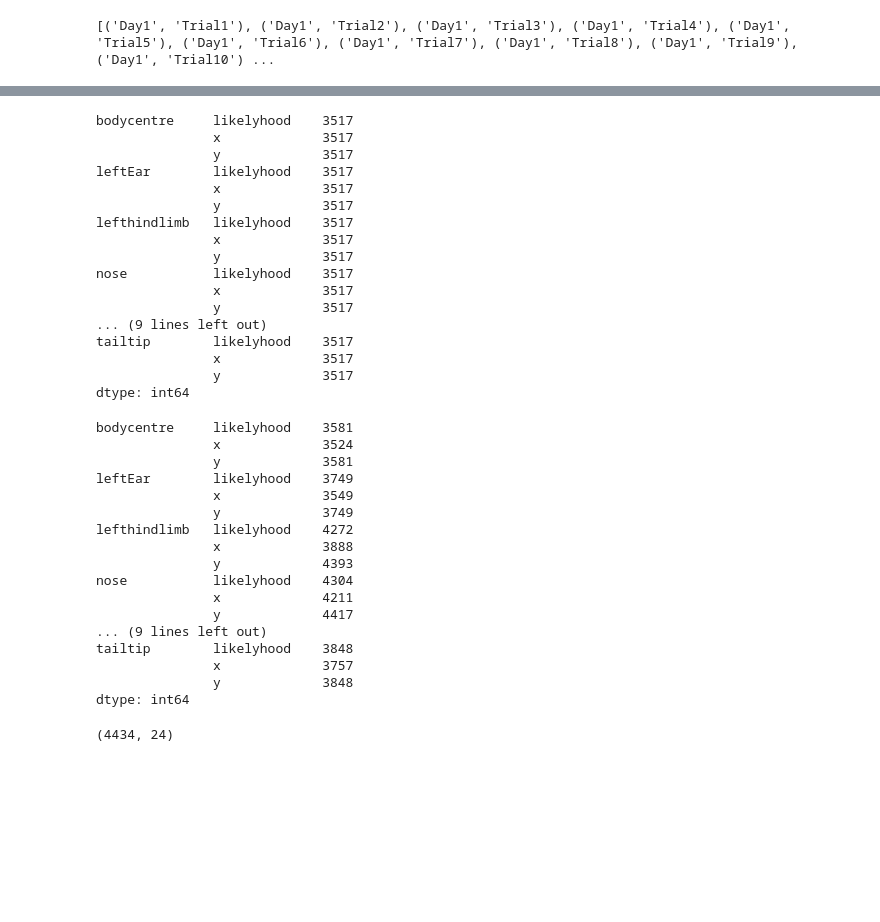
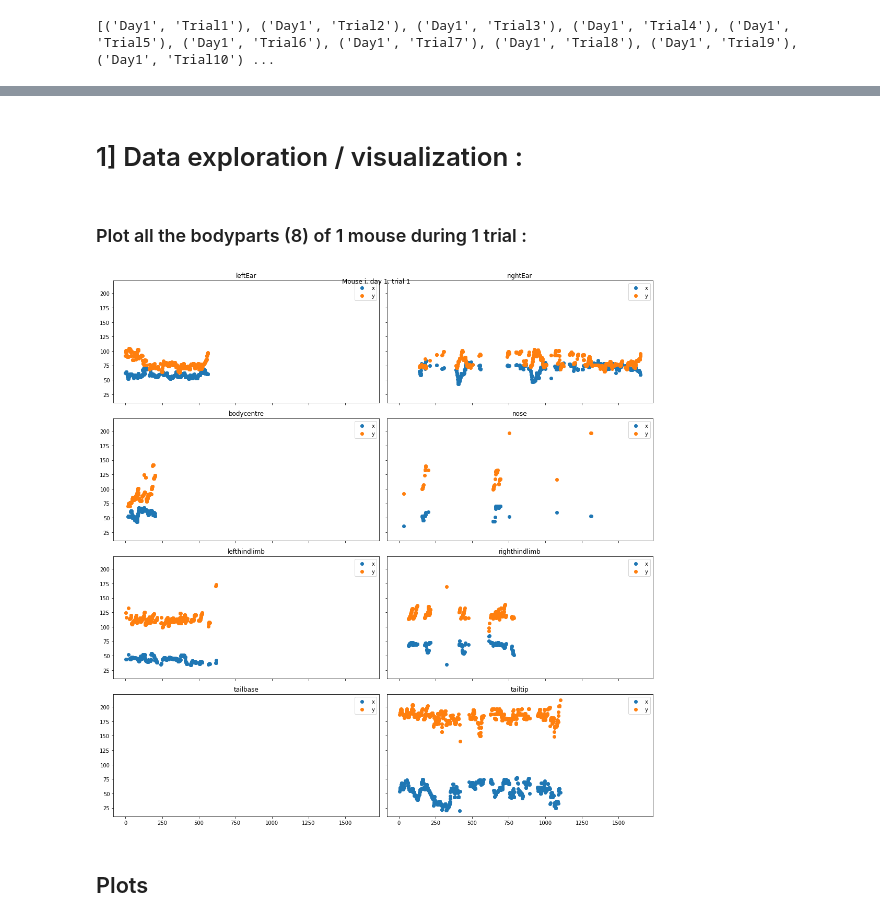
Before and after one commit to CENTURI-Hackathon-2022/bike-riding, a Jupyter notebook: notebooks/Bike_Riding.ipynb, the cells around one changed output, grey strips where cells are left out. Cells and saved outputs as stored; diff of their text form; code cells hidden in the pictures; blank space fills up the shorter version.

```diff
--- a/notebooks/Bike_Riding.ipynb
+++ b/notebooks/Bike_Riding.ipynb
@@ -31,7 +31,7 @@ def build_DataFrame(path):
           val = 'y'
 
         mice_dict[mouse, body, val] = table[:, i]
-    return np.array(times), pd.DataFrame(mice_dict)
+    return pd.DataFrame(mice_dict)
 # %%
 import itertools
 parts = ['leftEar', 'bodycentre', 'lefthindlimb', 'tailbase','rightEar', 'nose',  'righthindlimb', 'tailtip']
@@ -113,45 +102,32 @@ for dataframe in [mus1_df, mus2_df, mus3_df, mus4_df]:
-# %%
-mus1_df["Day1"]["Trial4"].isna().sum()
-# %% [output]
-bodycentre     likelyhood    3517
-               x             3517
-               y             3517
-leftEar        likelyhood    3517
-               x             3517
-               y             3517
-lefthindlimb   likelyhood    3517
-               x             3517
-               y             3517
-nose           likelyhood    3517
-               x             3517
-               y             3517
-... (9 lines left out)
-tailtip        likelyhood    3517
-               x             3517
-               y             3517
-dtype: int64
-# %%
-mus1_df["Day1"]["Trial4"].isna().sum()
-# %% [output]
-bodycentre     likelyhood    3581
-               x             3524
-               y             3581
-leftEar        likelyhood    3749
-               x             3549
-               y             3749
-lefthindlimb   likelyhood    4272
-               x             3888
-               y             4393
-nose           likelyhood    4304
-               x             4211
-               y             4417
-... (9 lines left out)
-tailtip        likelyhood    3848
-               x             3757
-               y             3848
-dtype: int64
-# %%
-mus1_df["Day1"]["Trial4"].shape
-# %% [output]
-(4434, 24)
+# %% [markdown]
+# 1] Data exploration / visualization :
+# %% [markdown]
+### Plot all the bodyparts (8) of 1 mouse during 1 trial :
+# %%
+def plot_all_parts(mouse_df, day_id, trial_id, threshold):
+  fig, ax = plt.subplots(4, 2, figsize=(15,15), sharex=True, sharey=True)
+  parts = ['leftEar', 'bodycentre', 'lefthindlimb', 'tailbase','rightEar', 'nose',  'righthindlimb', 'tailtip']
+  fig.suptitle("Mouse " + "i, " + "day " + str(day_id) + ", trial " + str(trial_id))
+  for i in range(8):
+    bp = parts[i]
+    x = mouse_df[days[day_id]][trials[i]][bp]['x']
+    y = mouse_df[days[day_id]][trials[i]][bp]['y']
+    l = mouse_df[days[day_id]][trials[i]][bp]['likelyhood']
+    mask = threshold<l
+    j = 0
+
+    if i > 3:
+      j = 1
+    ax[i%4, j].plot(np.arange(x.shape[0])[mask], x[mask], 'o', label='x')
+    ax[i%4, j].plot(np.arange(x.shape[0])[mask], y[mask], 'o', label='y')
+    ax[i%4, j].set_title(bp)
+    ax[i%4, j].invert_yaxis()
+    ax[i%4, j].legend()
+    fig.tight_layout()
+
+plot_all_parts(mus1_df, 1, 1, .2)
+# %% [output]
+[figure, added]
+# %% [markdown]
+## Plots
 # %%
```
Also changed, not shown: parts of 24 cells of this notebook.
